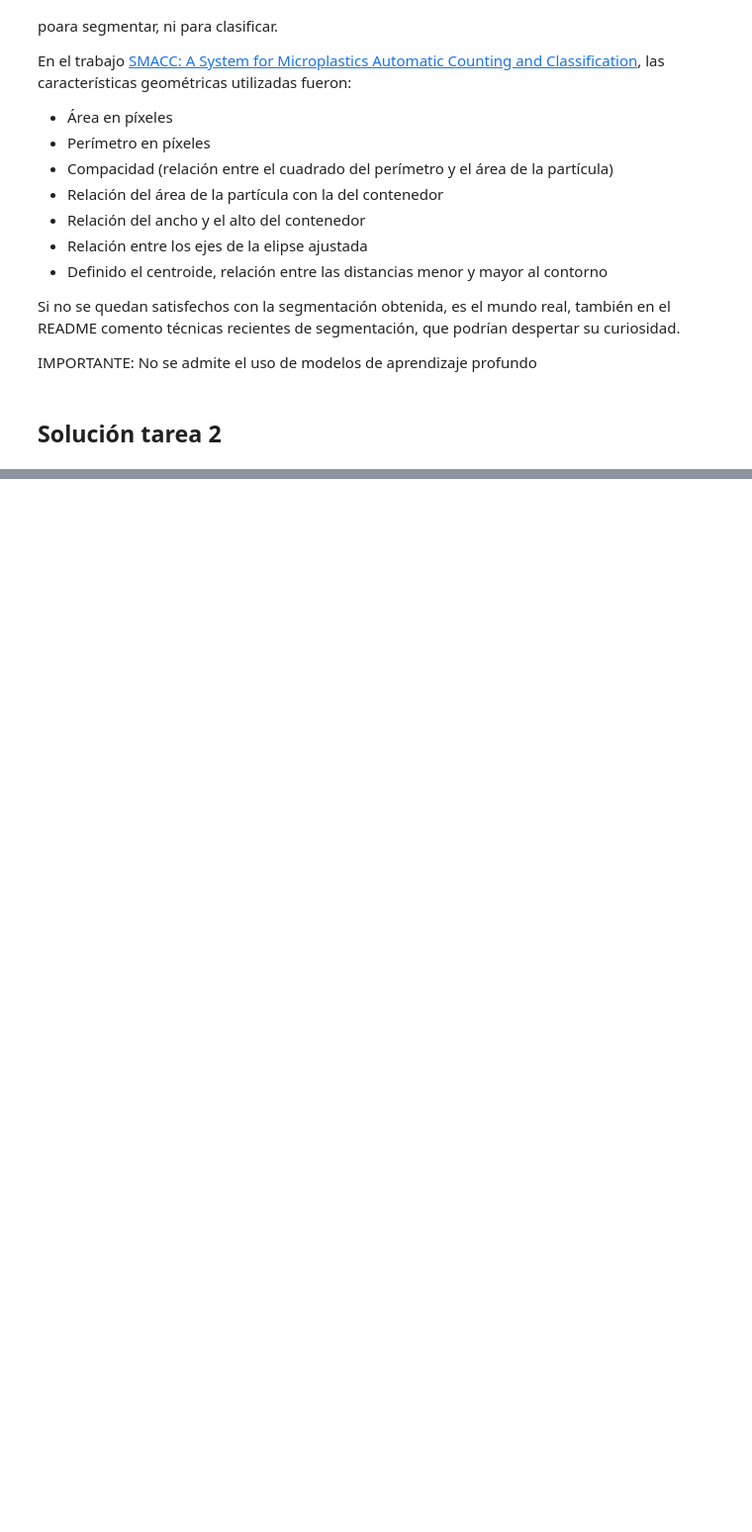
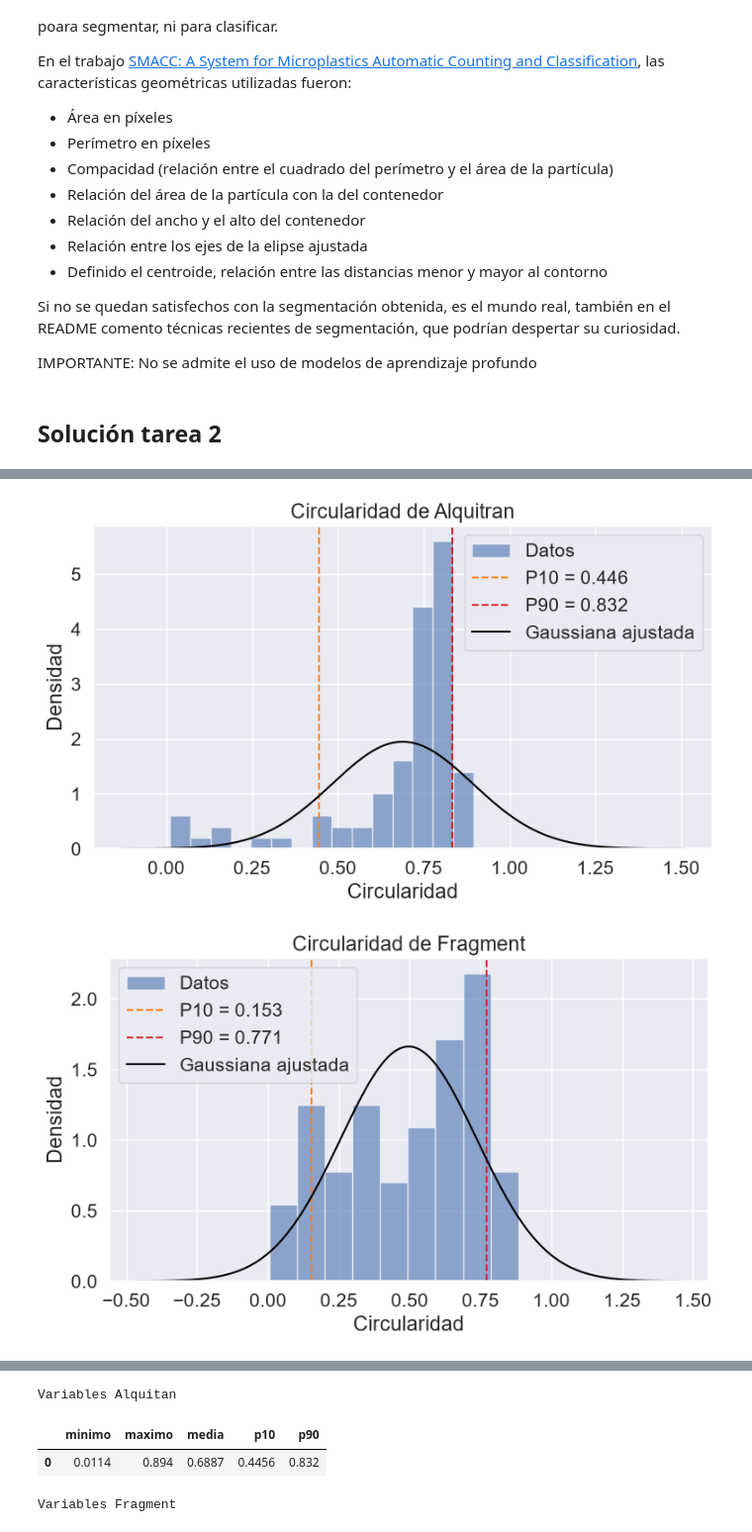
Before and after one commit to kikoalmtana/practicasVC, a Jupyter notebook: P3/VC_P3.ipynb, the cells around one changed output, grey strips where cells are left out. Shown at 99% size. Cells and saved outputs as stored; diff of their text form; code cells hidden in the pictures; blank space fills up the shorter version.

```diff
--- a/P3/VC_P3.ipynb
+++ b/P3/VC_P3.ipynb
@@ -731,0 +666,76 @@ RandomForestClassifier(class_weight='balanced', n_estimators=200,
+# %%
+def _dibujar_histograma_gauss(valores, nombre, ax):
+    valores = np.asarray(valores, dtype=float)
+    media = valores.mean()
+    desviacion = valores.std()
+    ax.hist(valores, bins="auto", density=True, alpha=0.6, label="Datos")
+    p10, p90 = np.percentile(valores, [10, 90])
+    ax.axvline(p10, color="tab:orange", linestyle="--", label=f"P10 = {p10:.3f}")
+    ax.axvline(p90, color="tab:red", linestyle="--", label=f"P90 = {p90:.3f}")
+    if desviacion > 0:
+        x = np.linspace(min(valores.min(), media - 4 * desviacion),
+                        max(valores.max(), media + 4 * desviacion), 300)
+        gauss = np.exp(-0.5 * ((x - media) / desviacion) ** 2) / (desviacion * np.sqrt(2 * np.pi))
+        ax.plot(x, gauss, color="black", label="Gaussiana ajustada")
+    else:
+        ax.text(0.5, 0.95, "Desviacion nula: no se puede ajustar una gaussiana",
+                ha="center", va="top", transform=ax.transAxes, fontsize=8)
+    ax.set_title(nombre)
+    ax.set_ylabel("Densidad")
+    ax.legend()
+
+
+def calcular_umbrales_circularidad(img_rgb, leyenda):
+    """Calcula circularidad por partícula, percentiles y distribución."""
+    mask = segmentar(img_rgb)
+    contornos, _ = cv2.findContours(mask, cv2.RETR_EXTERNAL, cv2.CHAIN_APPROX_NONE)
+
+    registros = []
+    for contorno in contornos:
+        area = cv2.contourArea(contorno)
+        perimetro = cv2.arcLength(contorno, True)
+        if area > 0 and perimetro > 0:
+            registros.append({
+                "particula": len(registros) + 1,
+                "circularidad": 4 * np.pi * area / (perimetro ** 2),
+            })
+
+    if not registros:
+        raise ValueError("No se detectaron partículas con circularidad válida en la imagen.")
+
+    df_circularidades = pd.DataFrame(registros)
+    valores = df_circularidades["circularidad"]
+    umbrales = {
+        "minimo": float(valores.min()),
+        "maximo": float(valores.max()),
+        "media": float(valores.mean()),
+        "p10": float(valores.quantile(0.10)),
+        "p90": float(valores.quantile(0.90)),
+    }
+    fig, ax = plt.subplots(figsize=(8, 5))
+    _dibujar_histograma_gauss(valores, leyenda, ax)
+    ax.set_xlabel("Circularidad")
+    fig.tight_layout()
+    plt.show()
+    return  umbrales
+
+img_alquitran_entrenamiento = cargar("./tarea2_img/alquitran/tar-03-olympus-10-01-2020.JPG")
+umbrales_circularidad_alquitran = calcular_umbrales_circularidad(img_alquitran_entrenamiento, "Circularidad de Alquitran")
+
+img_fragment_entrenamiento = cargar("./tarea2_img/fragment/fragment-03-olympus-10-01-2020.JPG")
+umbrales_circularidad_fragment = calcular_umbrales_circularidad(img_fragment_entrenamiento, "Circularidad de Fragment")
+
+img_pellet_entrenamiento = cargar("./tarea2_img/pellet/pellet-03-olympus-10-01-2020.JPG")
+umbrales_circularidad_pellet = calcular_umbrales_circularidad(img_pellet_entrenamiento, "Circularidad de Pellet")
+
+print("Variables Alquitan")
+display(pd.DataFrame([umbrales_circularidad_alquitran]).round(4))
+
+print("Variables Fragment")
+display(pd.DataFrame([umbrales_circularidad_fragment]).round(4))
+
+print("Variables Pellet")
+display(pd.DataFrame([umbrales_circularidad_pellet]).round(4))
+# %% [output]
+[figure, added]
+[figure, added]
@@ -731,0 +743,4 @@ RandomForestClassifier(class_weight='balanced', n_estimators=200,
+Variables Alquitan
+|  | minimo | maximo | media | p10 | p90 |
+| 0 | 0.0114 | 0.894 | 0.6887 | 0.4456 | 0.832 |
+Variables Fragment
```
Also changed, not shown: parts of 20 cells of this notebook, 5 other files.
